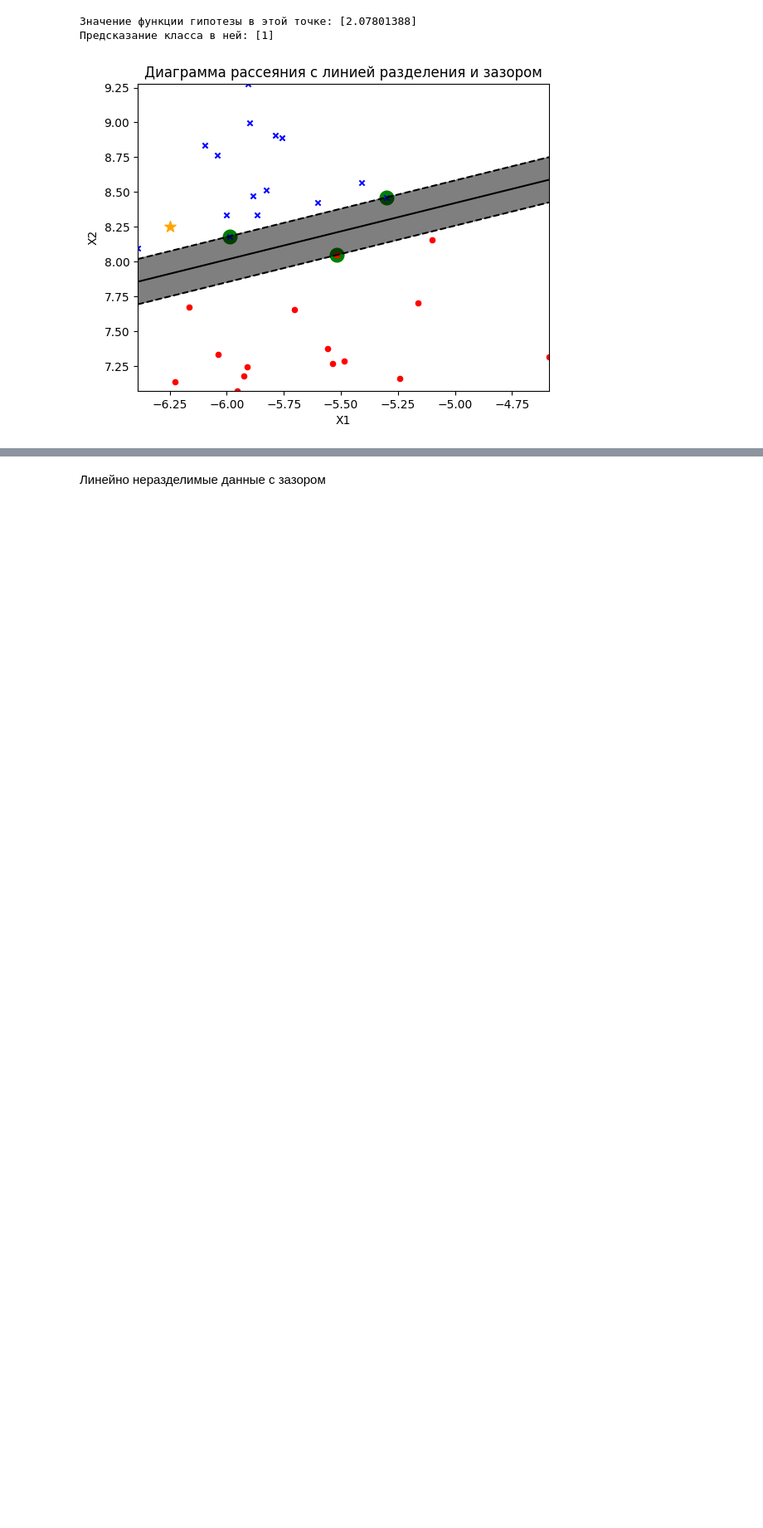
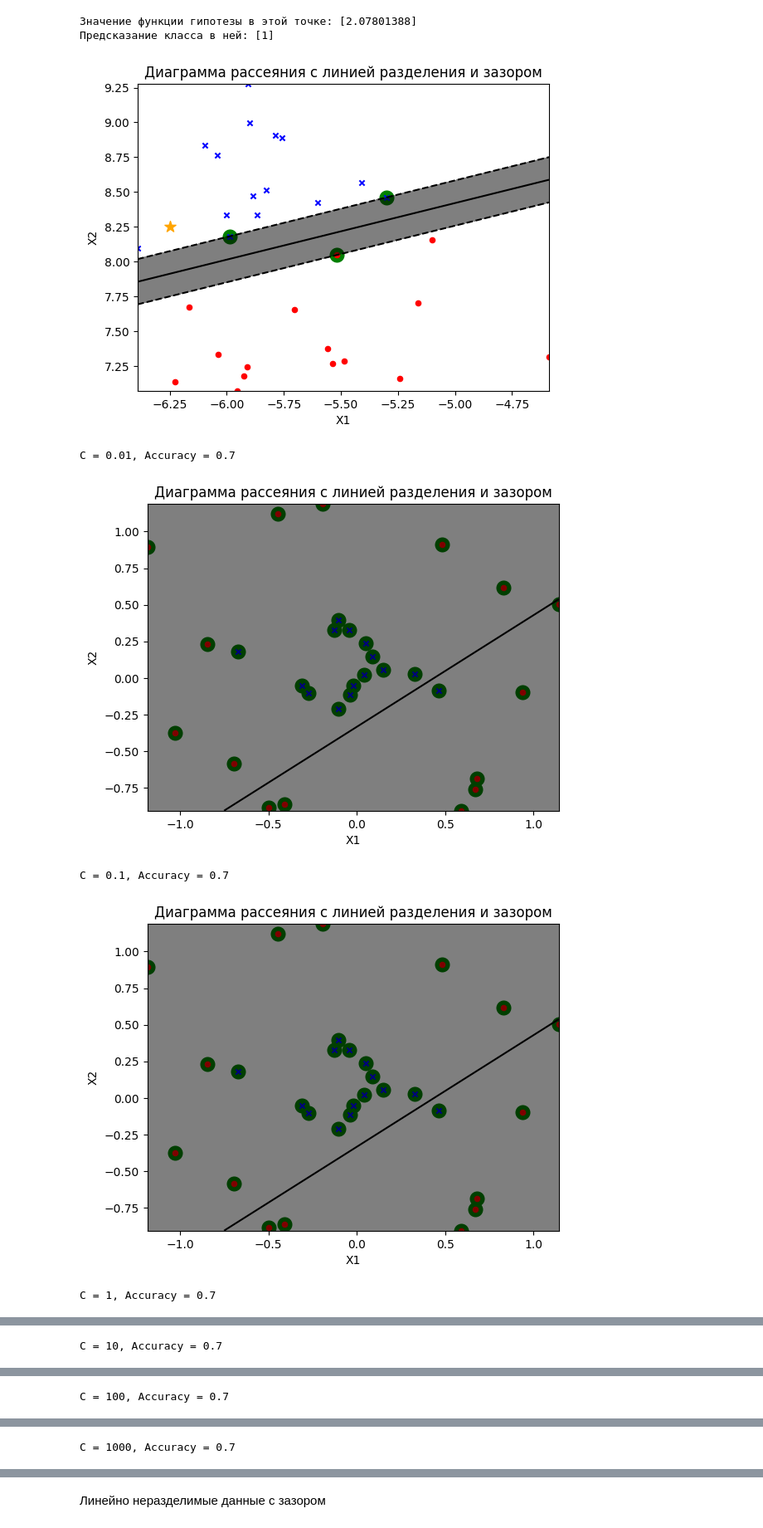
Before and after one commit to woodwyyn/ML, a Jupyter notebook: ML3_2.ipynb, the cells around one changed output, grey strips where cells are left out. Shown at 83% size. Cells and saved outputs as stored; diff of their text form; code cells hidden in the pictures; blank space fills up the shorter version.

```diff
--- a/ML3_2.ipynb
+++ b/ML3_2.ipynb
@@ -130,3 +131,15 @@ for obs in observation:
 Значение функции гипотезы в этой точке: [2.07801388]
 Предсказание класса в ней: [1]
 [figure]
+# %%
+for C_val in [0.01, 0.1, 1, 10, 100, 1000]:
+    svm = SVC(kernel='linear', C=C_val)
+    svm.fit(X, y)
+    print(f"C = {C_val}, Accuracy = {metrics.accuracy_score(y, svm.predict(X))}")
+    plot_decision_regions(X, y, svm)
+# %% [output]
+C = 0.01, Accuracy = 0.7
+[figure, added]
+C = 0.1, Accuracy = 0.7
+[figure, added]
+C = 1, Accuracy = 0.7
@@ -132,0 +147 @@ for obs in observation:
+C = 10, Accuracy = 0.7
@@ -132,0 +149 @@ for obs in observation:
+C = 100, Accuracy = 0.7
@@ -132,0 +151 @@ for obs in observation:
+C = 1000, Accuracy = 0.7
```
Also changed, not shown: parts of 9 cells of this notebook.
